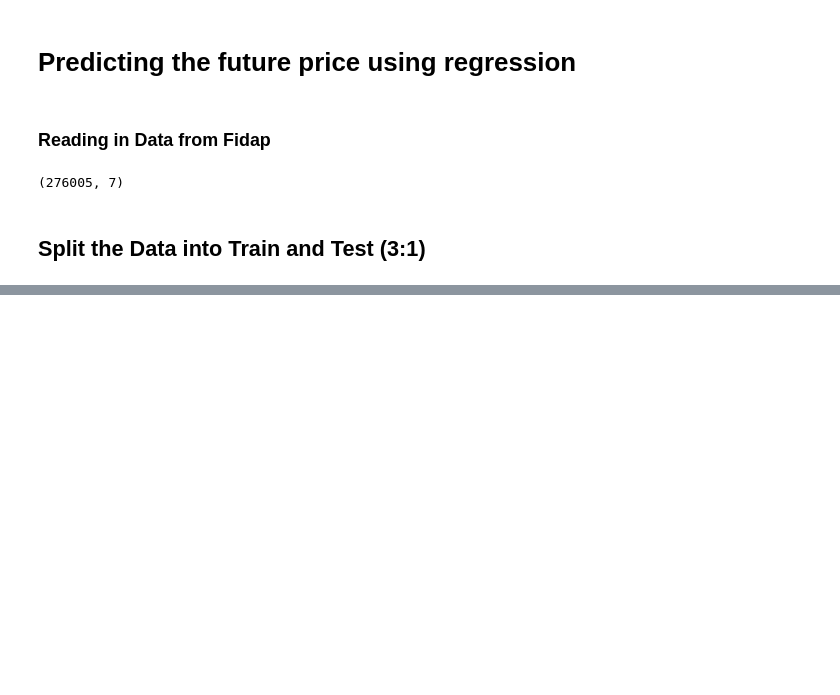
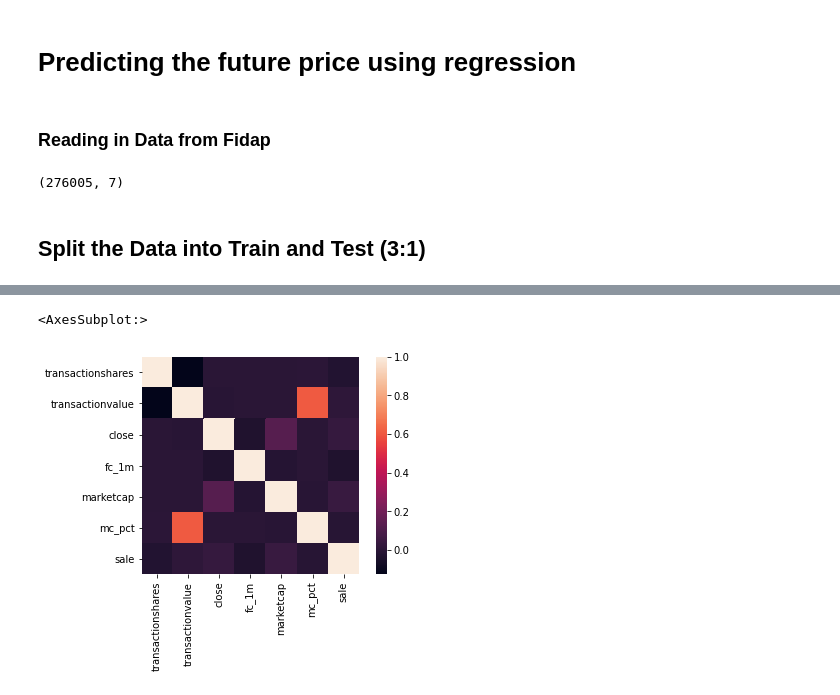
Before and after one commit to fidapco/notebooks, a Jupyter notebook: insider trading - machine learning.ipynb, the cells around one changed output, grey strips where cells are left out. Drawn from its saved outputs; the diff is of its cells as text; code cells hidden in the pictures; blank space fills up the shorter version.

```diff
--- a/insider trading - machine learning.ipynb
+++ b/insider trading - machine learning.ipynb
@@ -137,2 +142,2 @@ trading_data.shape
 # %%
-train_df, test_df = trading_data.iloc[:184003], trading_data.iloc[184003:]
+train_df, test_df = trading_data.iloc[:176813], trading_data.iloc[176813:]
@@ -140,0 +157,12 @@ train_df
+# %%
+train_df = train_df[train_df.fc_1m < 1]
+# %%
+# Do some data transformations and create some more columns
+def create_features(data: pd.DataFrame):
+    data_ = data.copy(deep=True)
+    data_['mc_pct'] = data_['transactionvalue'] / data_['marketcap']
+    data_['sale'] = np.where(data_['transactionshares'] > 0, 0, 1)
+    return data_
+# %%
+train_df_mod = create_features(train_df)
+test_df_mod = create_features(test_df)
@@ -140,0 +178,7 @@ train_df
+# %%
+# check correlation between values in df
+insider_trading_corr = train_df_mod.corr()
+sns.heatmap(insider_trading_corr,square=True)
+# %% [output]
+<AxesSubplot:>
+[figure, added]
```
Also changed, not shown: parts of 23 cells of this notebook, 3 other files.
